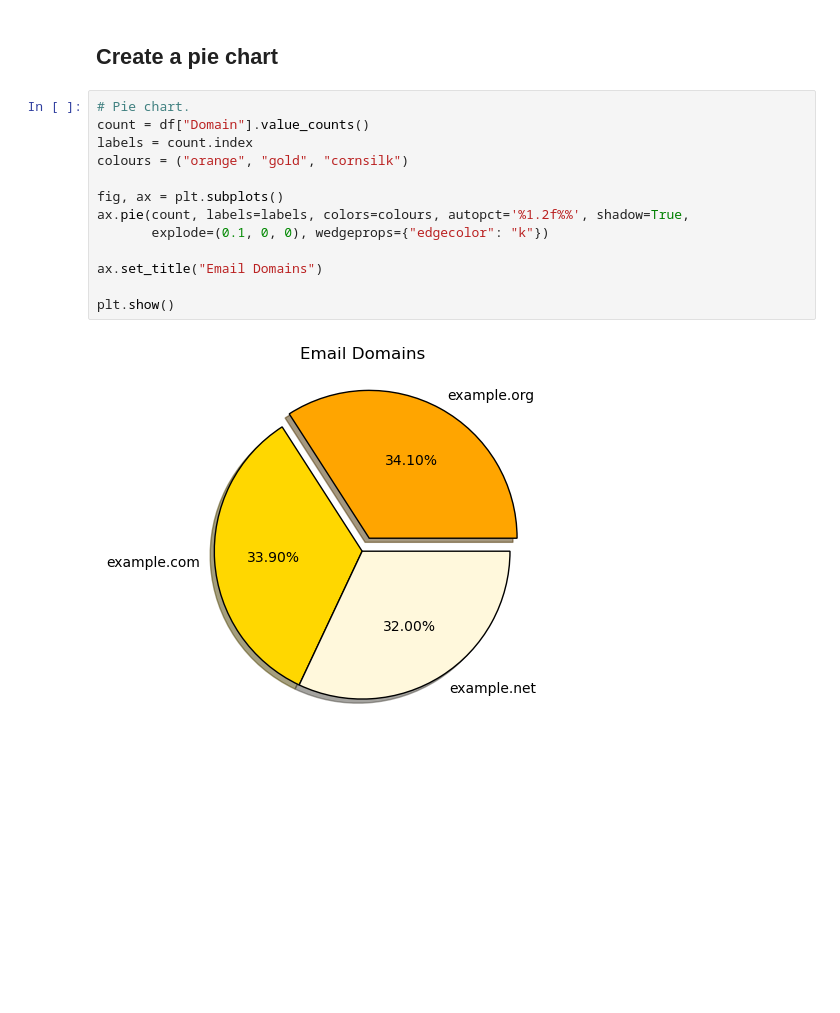
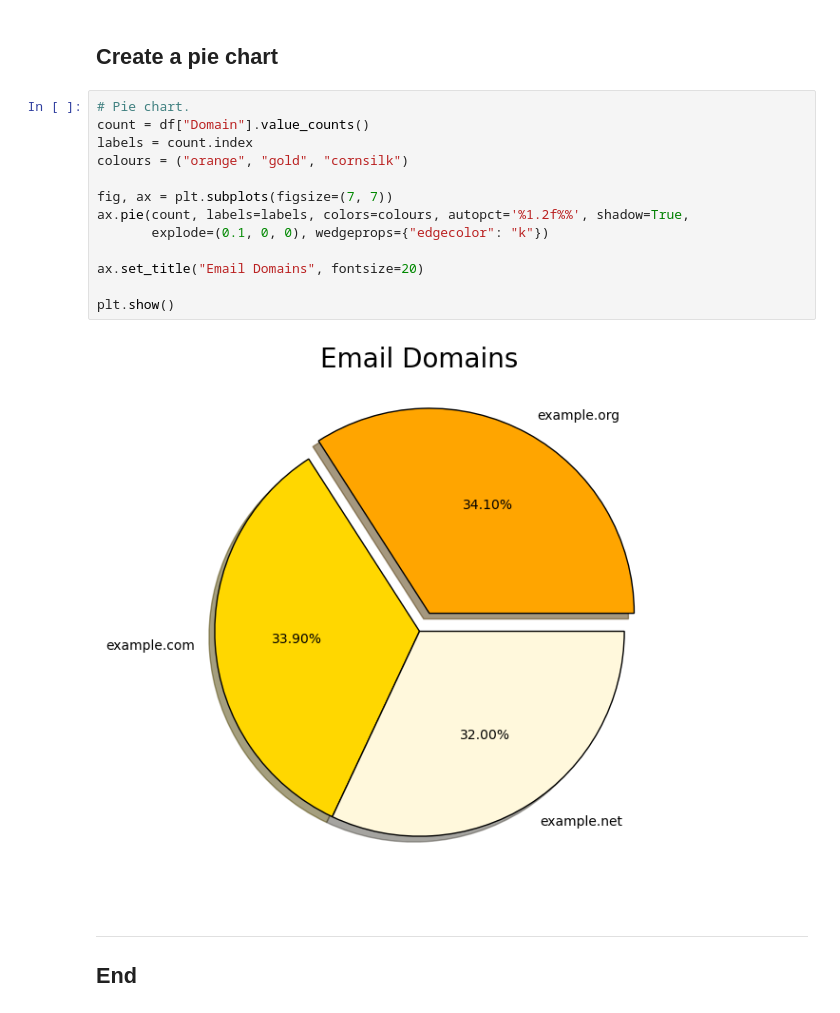
Before and after one commit to eoghanpw/PFDA-assignments, a Jupyter notebook: assignment03-pie.ipynb, the cells around one changed output. Saved outputs shown, nothing was run; the diff lists cells and outputs as text; blank space fills up the shorter version.

```diff
--- a/assignment03-pie.ipynb
+++ b/assignment03-pie.ipynb
@@ -44,15 +44,18 @@ df.head(3)
 # %%
 # Pie chart.
 count = df["Domain"].value_counts()
 labels = count.index
 colours = ("orange", "gold", "cornsilk")
 
-fig, ax = plt.subplots()
+fig, ax = plt.subplots(figsize=(7, 7))
 ax.pie(count, labels=labels, colors=colours, autopct='%1.2f%%', shadow=True,
        explode=(0.1, 0, 0), wedgeprops={"edgecolor": "k"})
 
-ax.set_title("Email Domains")
+ax.set_title("Email Domains", fontsize=20)
 
 plt.show()
 # %% [output]
-[figure, old version]
+[figure, new version]
+# %% [markdown]
+***
+## End
```
Also changed, not shown: 3 other files.
